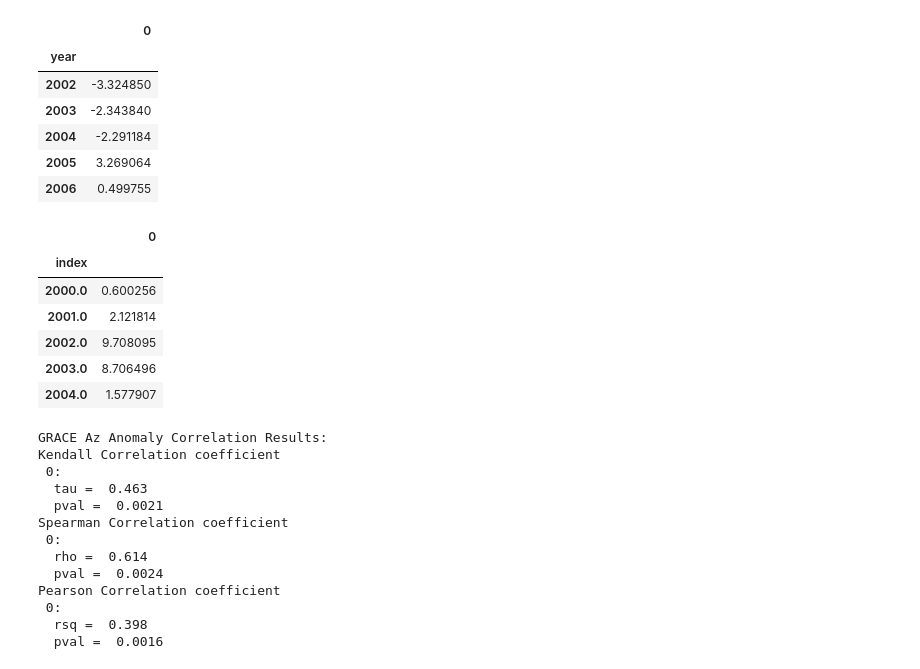
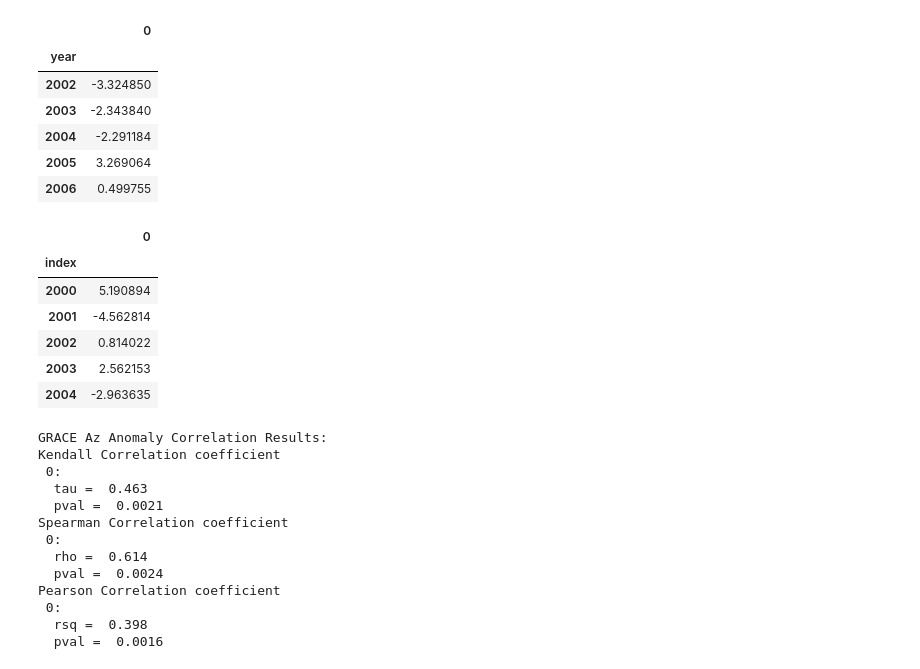
Before and after one commit to dtadych/Drought_Southwest, a Jupyter notebook: Code/FigureCreation/1_StateAnalysis.ipynb, the cells around one changed output. Drawn from its saved outputs; the diff is of its cells as text; code cells hidden in the pictures.

```diff
--- a/Code/FigureCreation/1_StateAnalysis.ipynb
+++ b/Code/FigureCreation/1_StateAnalysis.ipynb
@@ -46,7 +47,8 @@ grace_yearly = grace_yearly[:-1]
 print("GRACE data loaded.")
 
 # Read in the annual time series database
-filename_ts = 'Wells55_GWSI_WLTS_DB_annual_updated.csv'
+# filename_ts = 'Wells55_GWSI_WLTS_DB_annual_updated.csv'
+filename_ts = 'Wells55_GWSI_WLTS_DB_annual_updated_thresh15.csv'
 filepath = os.path.join(outputpath, filename_ts)
 annual_db = pd.read_csv(filepath, header=1, index_col=0)
 print("Well data loaded.")
@@ -85,9 +87,14 @@ cblind =["#000000","#004949","#009292","#ff6db6","#ffb6db",
 
 # Matching new map
 
-grace_color = '#A92B2A'
+# grace_color = '#A92B2A'
+grace_color = "#858585"
 # az_wells_color = '#1D4E77'
 az_wells_color = 'black'
+
+# Drought Colors
+drought_color = '#ffa6b8'
+wet_color = '#b8d3f2'
 # %% [markdown]
 Establishing Drought Years
 # %%
@@ -367,7 +375,7 @@ ds = wlanalysis_period_grace.copy()
 columns = ds.columns
 column_list = ds.columns.tolist()
 trend_df = wlanalysis_period_grace.copy()
-dtw_anomalys_grace = pd.DataFrame()
+lwe_anomalys_grace = pd.DataFrame()
 for i in column_list:
         # Subtracting against the mean
         # dtw_anomalys[i] = wlanalysis_period[i] - wlanalysis_period[i].mean()
@@ -379,11 +387,11 @@ for i in column_list:
         slope, intercept, r_value, p_value, std_err = sp.linregress(x,y)
         # print(y)
         # slope, intercept = sp.linregress(x,y)
-        trend_df[i] = (wlanalysis_period_grace.index*slope) + intercept
-        dtw_anomalys_grace[i] = wlanalysis_period_grace[i] - trend_df[i]
+        trend_df[i] = (ds.index*slope) + intercept
+        lwe_anomalys_grace[i] = ds[i] - trend_df[i]
 
 
-dtw_anomalys_grace.head()
+lwe_anomalys_grace.head()
 # %% [output]
 |  | 0 |
 | year |  |
@@ -395,32 +403,35 @@ dtw_anomalys_grace.head()
 # %%
 # Anomaly's
 ds = average_df_AZ.copy()
 columns = ds.columns
 column_list = ds.columns.tolist()
 trend_df = average_df_AZ.copy()
-dtw_anomalys_AZ = pd.DataFrame()
+dtw_anomalys_AZwells = pd.DataFrame()
 for i in column_list:
         # Subtracting against the mean
         # dtw_anomalys[i] = wlanalysis_period[i] - wlanalysis_period[i].mean()
 
         # Subtracting against the slope
         df = ds[i]
         y=np.array(df.values, dtype=float)
         x=np.array(pd.to_datetime(df).index.values, dtype=float)
         slope, intercept, r_value, p_value, std_err = sp.linregress(x,y)
-        # print(y)
-        # slope, intercept = sp.linregress(x,y)
-        trend_df[i] = (average_df_AZ.index*slope) + intercept
-        dtw_anomalys_AZ[i] = average_df_AZ[i] - trend_df[i]
 
+        # Correcting the index to be integers
+        trend_df.index = trend_df.index.astype(int)
+        ds.index = ds.index.astype(int)
 
-dtw_anomalys_AZ.head()
+        trend_df[i] = (ds.index*slope) + intercept
+        dtw_anomalys_AZwells[i] = ds[i] - trend_df[i]
+
+dtw_anomalys_AZwells.index = dtw_anomalys_AZwells.index.astype('int64')
+dtw_anomalys_AZwells.head()
 # %% [output]
 |  | 0 |
 | index |  |
-| 2000.0 | 0.600256 |
-| 2001.0 | 2.121814 |
-| 2002.0 | 9.708095 |
-| 2003.0 | 8.706496 |
-| 2004.0 | 1.577907 |
+| 2000 | 5.190894 |
+| 2001 | -4.562814 |
+| 2002 | 0.814022 |
+| 2003 | 2.562153 |
+| 2004 | -2.963635 |
 # %%
```
Also changed, not shown: parts of 20 cells of this notebook, 2 other files.
